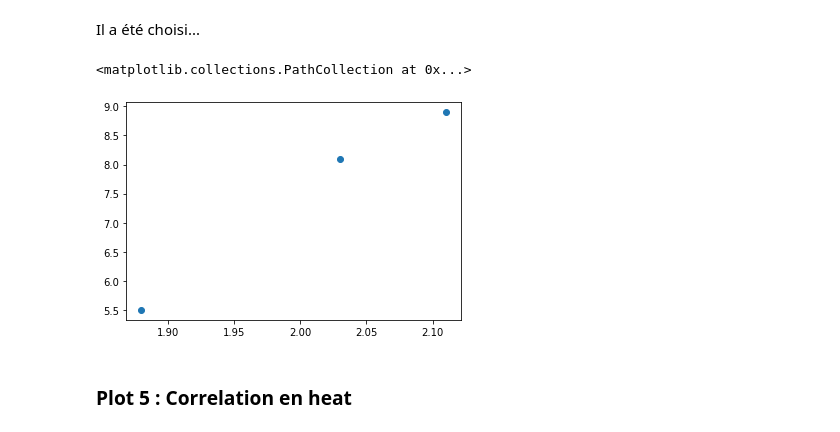
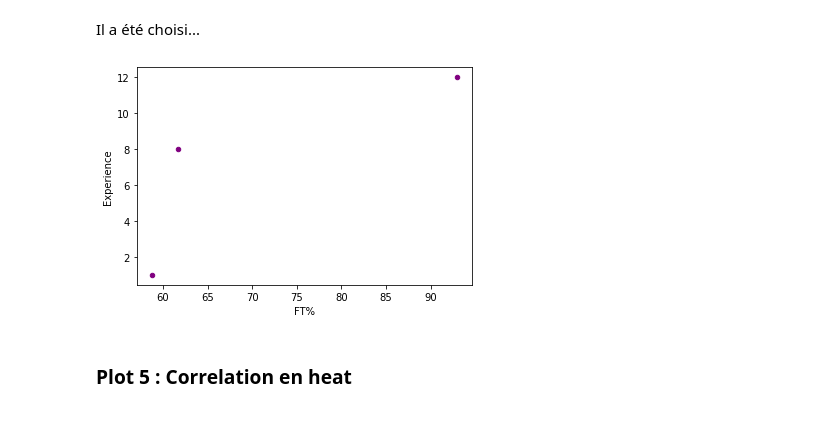
Before and after one commit to py2378/project_nba_python, a Jupyter notebook: nba_stat.ipynb, the cells around one changed output. Saved outputs shown, nothing was run; the diff lists cells and outputs as text; code cells hidden in the pictures.

Commit message:
Read et plot+corr

```diff
--- a/nba_stat.ipynb
+++ b/nba_stat.ipynb
@@ -25,7 +27,7 @@ from sklearn.linear_model import Ridge
 Explaining the choices of figures that your program can plot and the new insights that can be derived
 # %%
 # Lecture du csv player créé par le scrapping
-player = open("player.csv")
-data_player = np.genfromtxt(player, delimiter=";")
-print(data_player)
+colnames = ["Height","Weight","Age","Player_Impact_Estimate","Experience","Games_Played","PTS","FG%","3P%","FT%","Rebouds","Assists","Turnover","Steals","Blocks"]
+player = pd.read_csv("player.csv", names=colnames, header=None)
+player[:10]
 # %% [output]
@@ -47,11 +43,10 @@ Il a été choisi d'afficher... car...
 ### Plot 4 : Scattered de taille / fg ou 3p
 # %% [markdown]
 Il a été choisi...
-# %%
-plt.scatter (data_player[:,0], data_player[:,10])
-# %% [output]
-<matplotlib.collections.PathCollection at 0x...>
-[figure, removed]
+# %%
+fig = player.plot.scatter(x="FT%", y="Experience", c="Purple")
+# %% [output]
+[figure, added]
 # %% [markdown]
 ### Plot 5 : Correlation en heat
 # %% [markdown]
```
Also changed, not shown: parts of 6 cells of this notebook, 1 other file.
